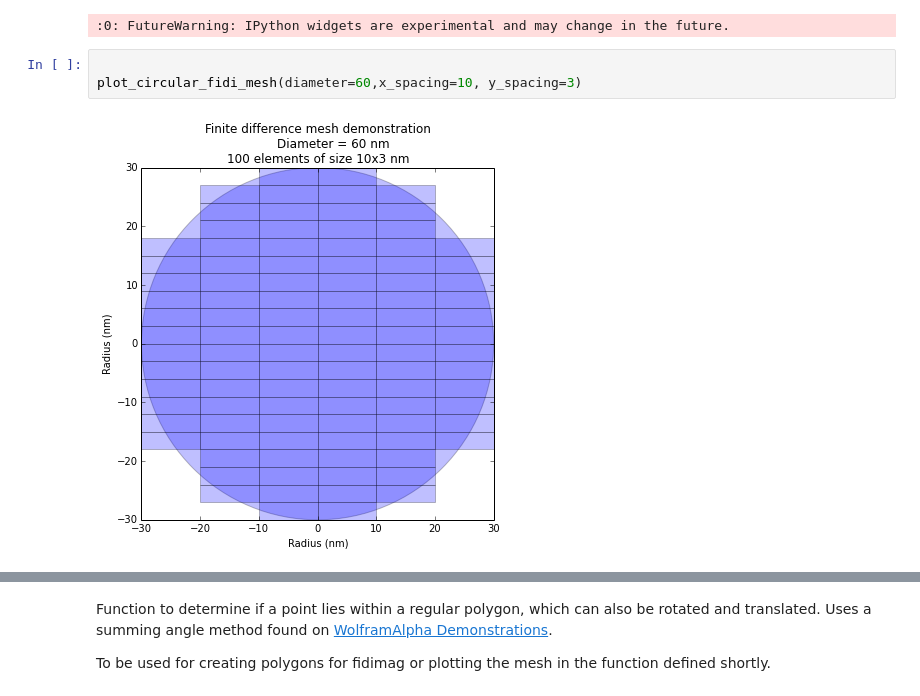
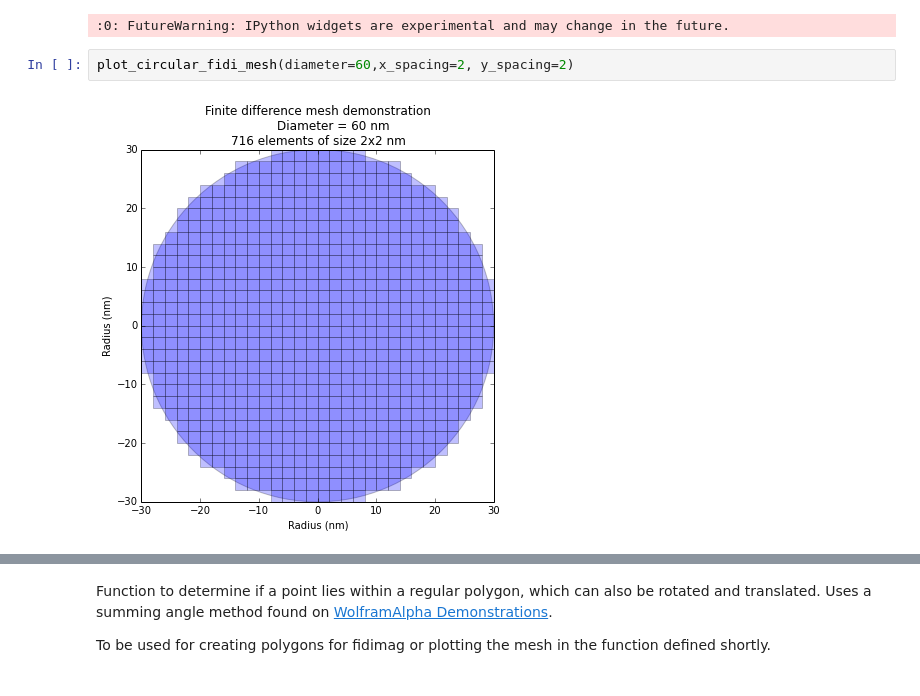
Before and after one commit to fangohr/polygon-finite-difference-mesh-tools, a Jupyter notebook: notebooks/MeshArea.ipynb, the cells around one changed output, grey strips where cells are left out. Drawn from its saved outputs; the diff is of its cells as text.

```diff
--- a/notebooks/MeshArea.ipynb
+++ b/notebooks/MeshArea.ipynb
@@ -175,9 +175,8 @@ from IPython.html.widgets import interact, fixed, interact_manual
 # %% [output]
 :0: FutureWarning: IPython widgets are experimental and may change in the future.
 # %%
-
-plot_circular_fidi_mesh(diameter=60,x_spacing=10, y_spacing=3)
+plot_circular_fidi_mesh(diameter=60,x_spacing=2, y_spacing=2)
 # %% [output]
-[figure, old version]
+[figure, new version]
 # %%
 interact_manual(plot_circular_fidi_mesh,
```
Also changed, not shown: parts of 4 cells of this notebook, 1 other file.
